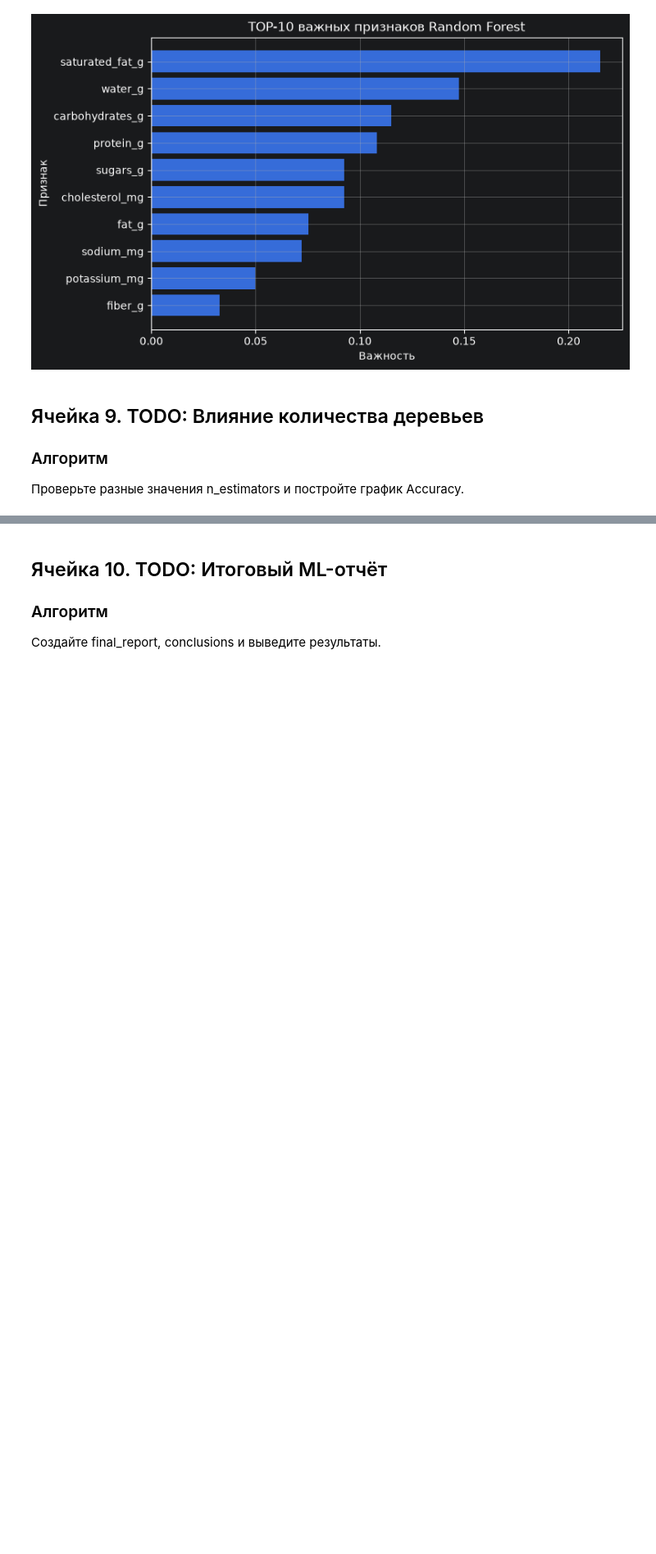
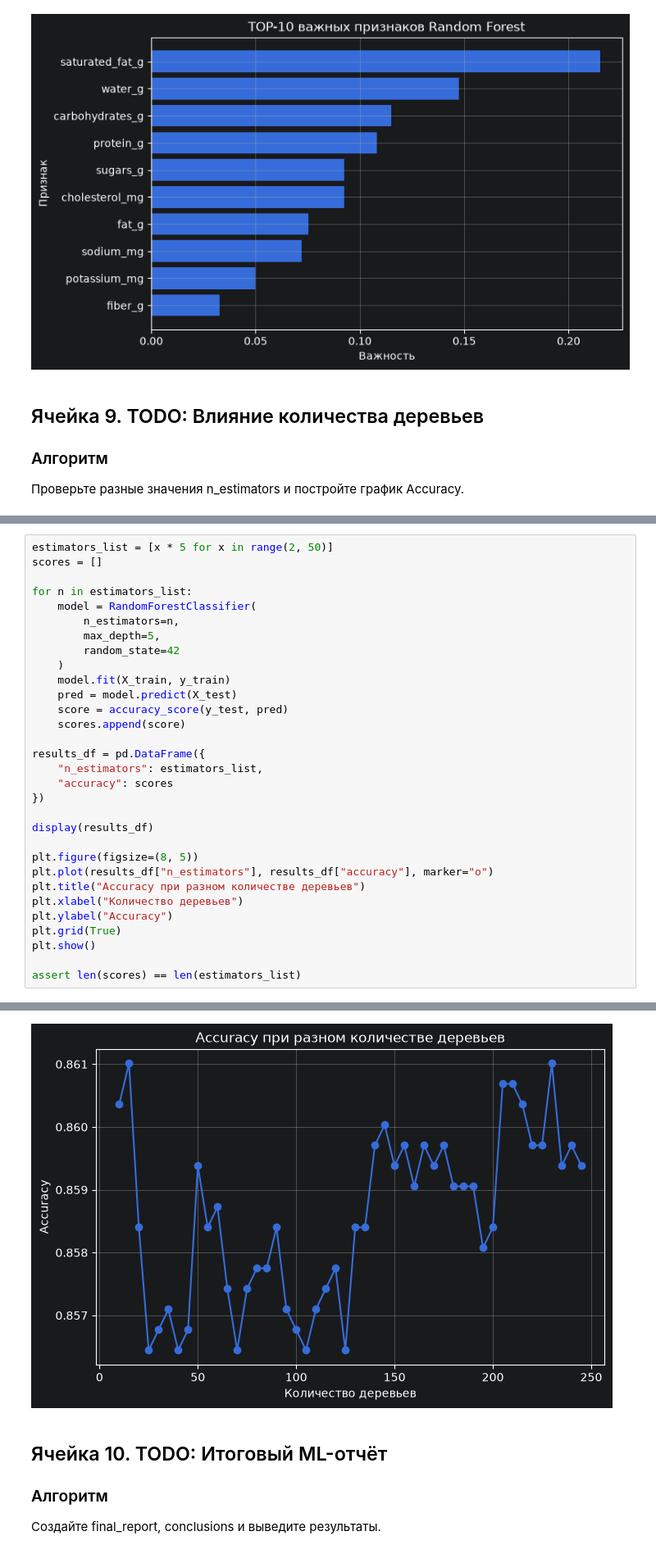
Before and after one commit to FelixTheCatW/study-ml, a Jupyter notebook: src/notebooks/block7_lesson08_random_forest_todo.ipynb, the cells around one changed output, grey strips where cells are left out. Shown at 82% size. Cells and saved outputs as stored; diff of their text form; blank space fills up the shorter version.

```diff
--- a/src/notebooks/block7_lesson08_random_forest_todo.ipynb
+++ b/src/notebooks/block7_lesson08_random_forest_todo.ipynb
@@ -351,0 +312,32 @@ assert len(scores) == len(estimators_list)
+# %%
+estimators_list = [x * 5 for x in range(2, 50)]
+scores = []
+
+for n in estimators_list:
+    model = RandomForestClassifier(
+        n_estimators=n,
+        max_depth=5,
+        random_state=42
+    )
+    model.fit(X_train, y_train)
+    pred = model.predict(X_test)
+    score = accuracy_score(y_test, pred)
+    scores.append(score)
+
+results_df = pd.DataFrame({
+    "n_estimators": estimators_list,
+    "accuracy": scores
+})
+
+display(results_df)
+
+plt.figure(figsize=(8, 5))
+plt.plot(results_df["n_estimators"], results_df["accuracy"], marker="o")
+plt.title("Accuracy при разном количестве деревьев")
+plt.xlabel("Количество деревьев")
+plt.ylabel("Accuracy")
+plt.grid(True)
+plt.show()
+
+assert len(scores) == len(estimators_list)
+# %% [output]
@@ -352,3 +361,4 @@ assert len(scores) == len(estimators_list)
+[figure, added]
 # %% [markdown]
 ## Ячейка 10. TODO: Итоговый ML-отчёт
 
```
Also changed, not shown: parts of 2 cells of this notebook, 1 other file.
